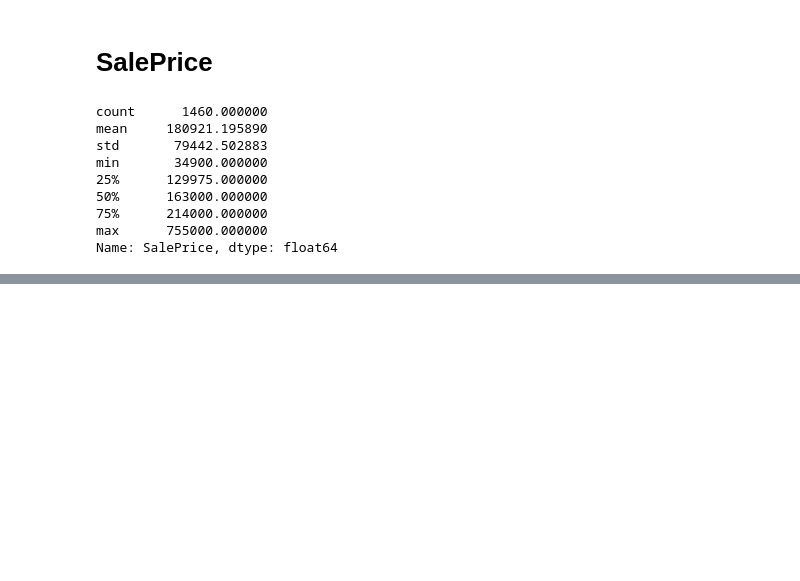
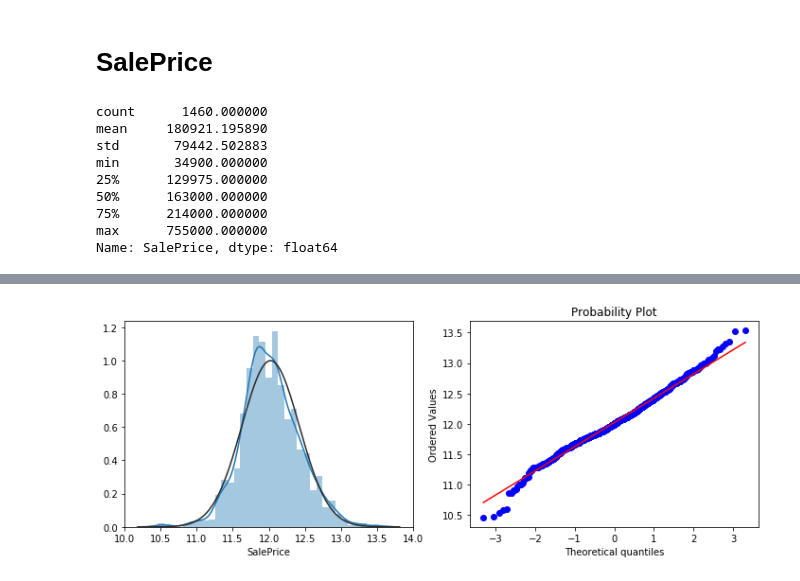
Before and after one commit to tstellamaris/MLProject, a Jupyter notebook: Stella/Stella_Analysis.ipynb, the cells around one changed output, grey strips where cells are left out. Cells and saved outputs as stored; diff of their text form; code cells hidden in the pictures; blank space fills up the shorter version.

```diff
--- a/Stella/Stella_Analysis.ipynb
+++ b/Stella/Stella_Analysis.ipynb
@@ -881,3 +921,14 @@ sns.distplot(train["SalePrice"])
+# %%
+y = train.SalePrice
+log_y = np.log(y + 1)
+# %%
+plt.figure(figsize=(12,4))
+plt.subplot(1,2,1)
+sns.distplot(log_y, fit=stats.norm);
+plt.subplot(1,2,2)
+_=stats.probplot(log_y, plot=plt)
+# %% [output]
+[figure, added]
 # %%
 https://www.kaggle.com/c/house-prices-advanced-regression-techniques/kernels
 https://www.kaggle.com/firstbloody/an-uncomplicated-model-top-2-or-top-1
```
Also changed, not shown: parts of 13 cells of this notebook.
